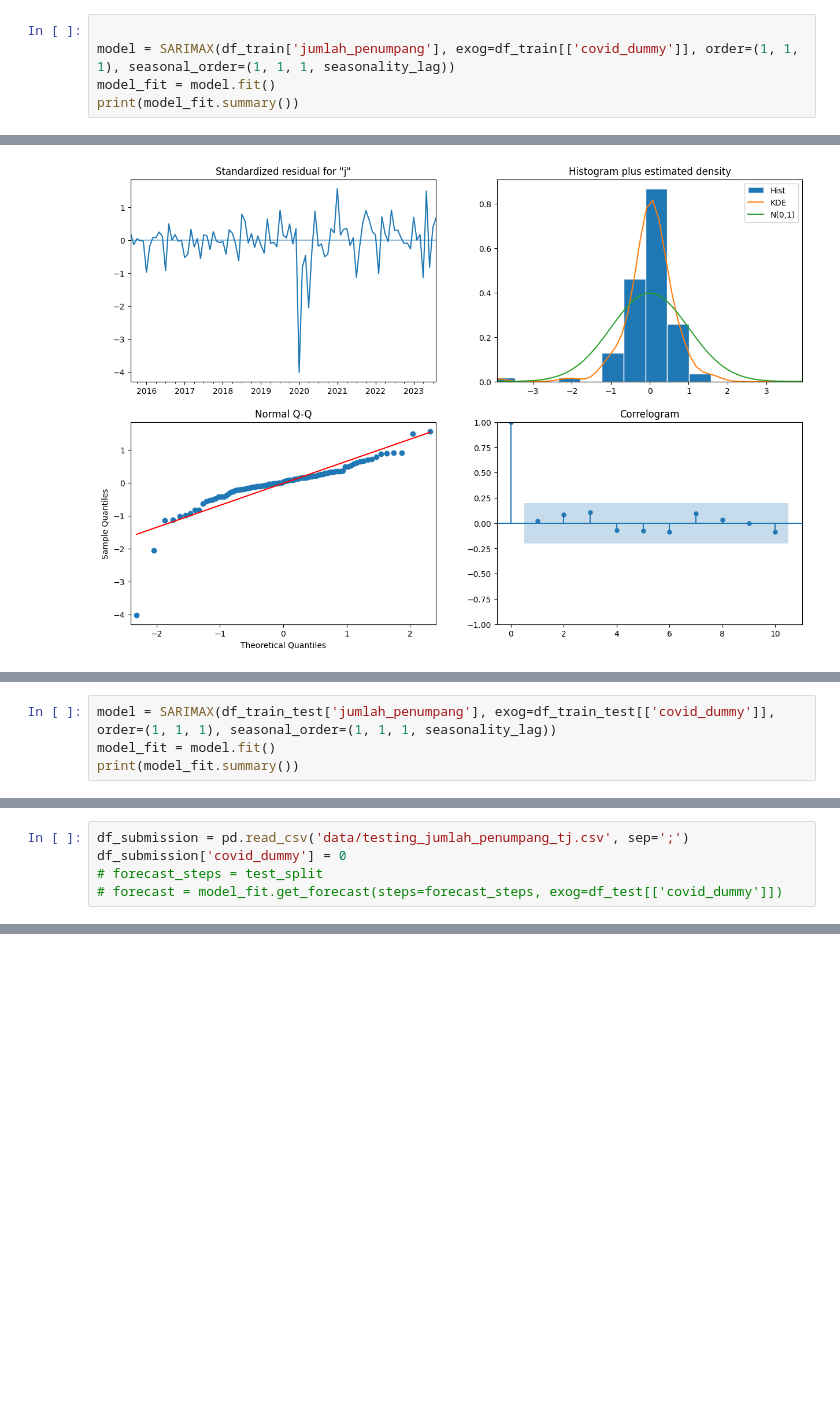
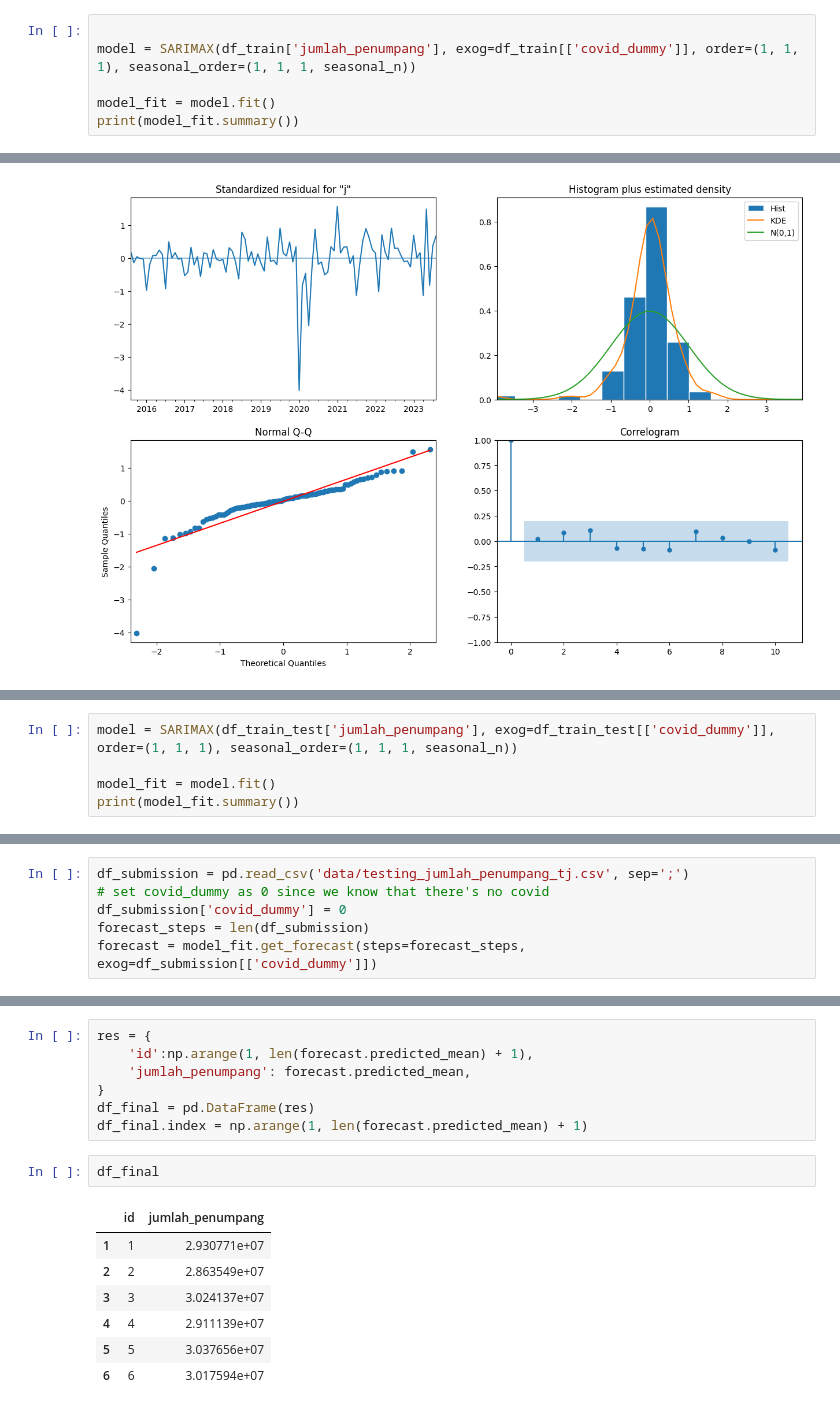
Before and after one commit to fikrianggara/indathon-round1-2024, a Jupyter notebook: main.ipynb, the cells around one changed output, grey strips where cells are left out. Saved outputs shown, nothing was run; the diff lists cells and outputs as text; blank space fills up the shorter version.

```diff
--- a/main.ipynb
+++ b/main.ipynb
@@ -145,7 +132,8 @@ df_train.tail()
 | 2023-08-01 | 8 | 2023 | 25693459 | 1 | 2023 | 8 | 1 | 0 |
 # %%
 
-model = SARIMAX(df_train['jumlah_penumpang'], exog=df_train[['covid_dummy']], order=(1, 1, 1), seasonal_order=(1, 1, 1, seasonality_lag))
+model = SARIMAX(df_train['jumlah_penumpang'], exog=df_train[['covid_dummy']], order=(1, 1, 1), seasonal_order=(1, 1, 1, seasonal_n))
+
 model_fit = model.fit()
 print(model_fit.summary())
 # %% [output]
@@ -229,5 +315,6 @@ rmse
 # %%
-model = SARIMAX(df_train_test['jumlah_penumpang'], exog=df_train_test[['covid_dummy']], order=(1, 1, 1), seasonal_order=(1, 1, 1, seasonality_lag))
+model = SARIMAX(df_train_test['jumlah_penumpang'], exog=df_train_test[['covid_dummy']], order=(1, 1, 1), seasonal_order=(1, 1, 1, seasonal_n))
+
 model_fit = model.fit()
 print(model_fit.summary())
 # %% [output]
@@ -251,6 +338,7 @@ Warnings:
  This problem is unconstrained.
 # %%
 df_submission = pd.read_csv('data/testing_jumlah_penumpang_tj.csv', sep=';')
+# set covid_dummy as 0 since we know that there's no covid
 df_submission['covid_dummy'] = 0
-# forecast_steps = test_split
-# forecast = model_fit.get_forecast(steps=forecast_steps, exog=df_test[['covid_dummy']])
+forecast_steps = len(df_submission)
+forecast = model_fit.get_forecast(steps=forecast_steps, exog=df_submission[['covid_dummy']])
@@ -256,0 +355,17 @@ df_submission['covid_dummy'] = 0
+# %%
+res = {
+    'id':np.arange(1, len(forecast.predicted_mean) + 1),
+    'jumlah_penumpang': forecast.predicted_mean,
+}
+df_final = pd.DataFrame(res)
+df_final.index = np.arange(1, len(forecast.predicted_mean) + 1)
+# %%
+df_final
+# %% [output]
+|  | id | jumlah_penumpang |
+| 1 | 1 | 2.930771e+07 |
+| 2 | 2 | 2.863549e+07 |
+| 3 | 3 | 3.024137e+07 |
+| 4 | 4 | 2.911139e+07 |
+| 5 | 5 | 3.037656e+07 |
+| 6 | 6 | 3.017594e+07 |
```
Also changed, not shown: parts of 16 cells of this notebook, 4 other files.
